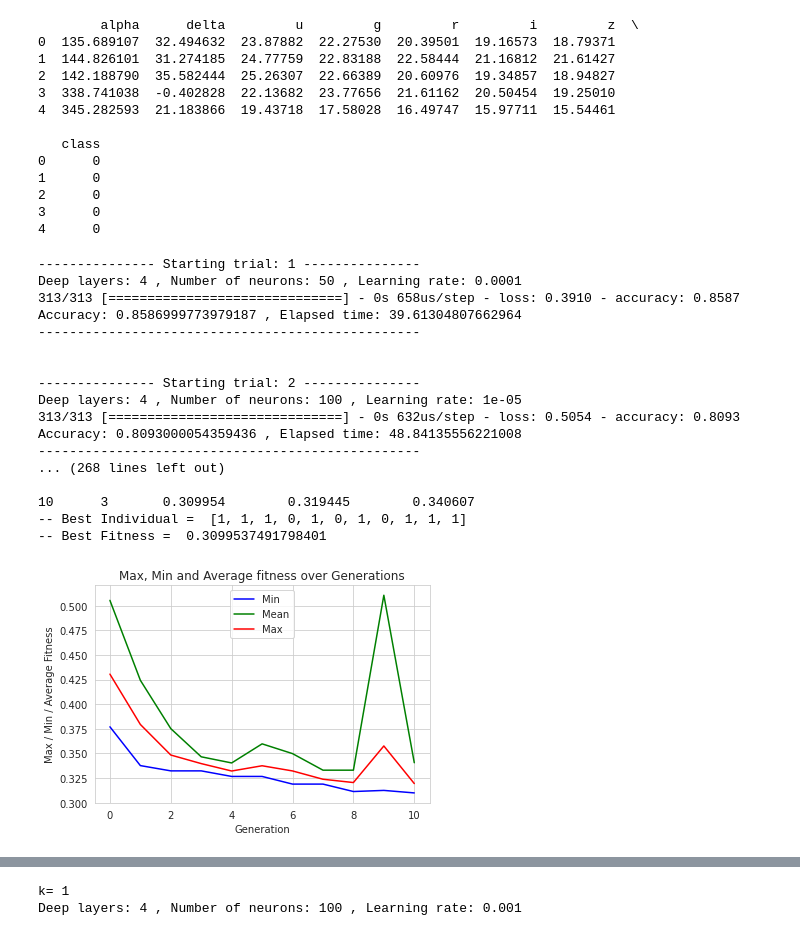
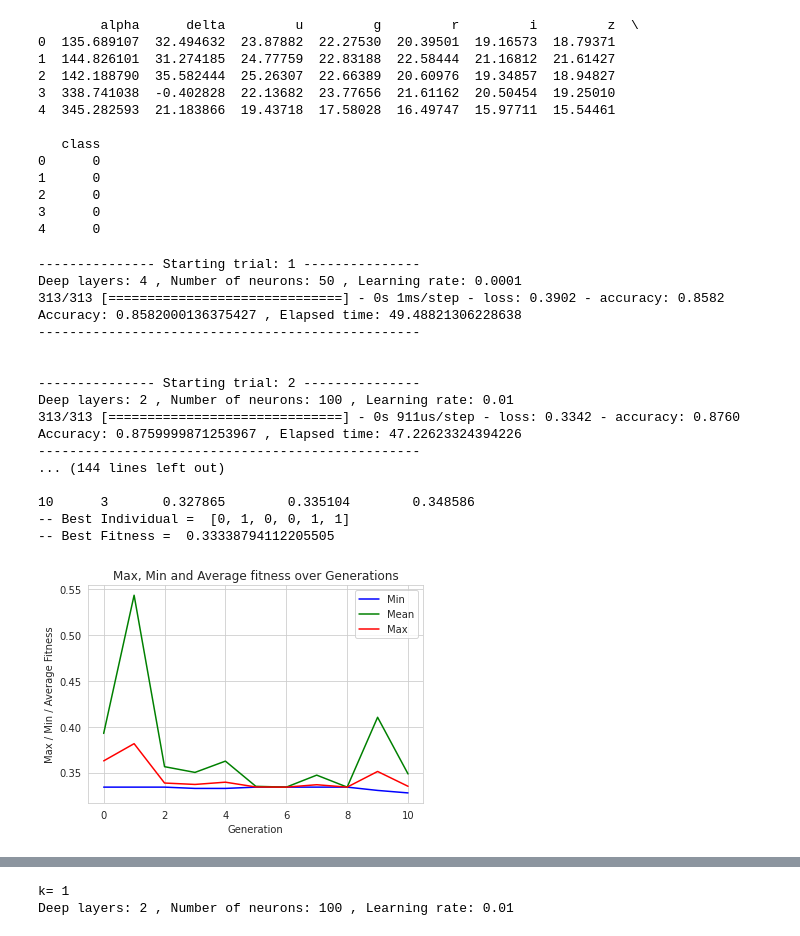
Before and after one commit to igomezv/cosmo_tools, a Jupyter notebook: models/neural/nnogada/dirty_notebooks/overleaf_notebooks_v1/genetic_hyp_classification.ipynb, the cells around one changed output, grey strips where cells are left out. Cells and saved outputs as stored; diff of their text form; code cells hidden in the pictures.

```diff
--- a/models/neural/nnogada/dirty_notebooks/overleaf_notebooks_v1/genetic_hyp_classification.ipynb
+++ b/models/neural/nnogada/dirty_notebooks/overleaf_notebooks_v1/genetic_hyp_classification.ipynb
@@ -83,7 +83,7 @@ SC_LEARNING   = np.array([1e-5,1e-4,1e-3, 0.01])   # Learning rates (8)
 my_callbacks = [tf.keras.callbacks.EarlyStopping(
                                monitor='val_loss', mode='min',
                                min_delta=0,
-                               patience=6,
+                               patience=50,
                                verbose=1,
                             #    baseline=0,
                                restore_best_weights=1)
@@ -244,7 +244,7 @@ def geneticAlgorithm_with_elitism(population_size, max_generations, gene_length,
 
     # Genetic Algorithm constants:
     P_CROSSOVER = 0.5      # probability for crossover
-    P_MUTATION = 0.5         # probability for mutating an individual
+    P_MUTATION = 0.2         # probability for mutating an individual
     HALL_OF_FAME_SIZE = 1  # Best individuals that pass to the other generation
 
     # set the random seed:
@@ -307,31 +307,31 @@ def geneticAlgorithm_with_elitism(population_size, max_generations, gene_length,
 # %%
 population_size = 5  # max of individuals per generation
 max_generations = 10   # number of generations
-gene_length = 11      # lenght of the gene, depends on how many hiperparameters are tested
+gene_length = 6      # lenght of the gene, depends on how many hiperparameters are tested
 k = 1;                 # num. of finalist individuals
 
 if __name__ == "__main__":
     t = time.time();
     datos = [];
     ss = [i for i in range(1,population_size*(max_generations+1))]
     best_population = geneticAlgorithm_with_elitism(population_size, max_generations, gene_length, k)
     print("Total elapsed time:", (time.time()-t)/60, "minutes")
 # %% [output]
 --------------- Starting trial: 1 ---------------
 Deep layers: 4 , Number of neurons: 50 , Learning rate: 0.0001
-313/313 [==============================] - 0s 658us/step - loss: 0.3910 - accuracy: 0.8587
-Accuracy: 0.8586999773979187 , Elapsed time: 39.61304807662964
+313/313 [==============================] - 0s 1ms/step - loss: 0.3902 - accuracy: 0.8582
+Accuracy: 0.8582000136375427 , Elapsed time: 49.48821306228638
 -------------------------------------------------
 
 
 --------------- Starting trial: 2 ---------------
-Deep layers: 4 , Number of neurons: 100 , Learning rate: 1e-05
-313/313 [==============================] - 0s 632us/step - loss: 0.5054 - accuracy: 0.8093
-Accuracy: 0.8093000054359436 , Elapsed time: 48.84135556221008
+Deep layers: 2 , Number of neurons: 100 , Learning rate: 0.01
+313/313 [==============================] - 0s 911us/step - loss: 0.3342 - accuracy: 0.8760
+Accuracy: 0.8759999871253967 , Elapsed time: 47.22623324394226
 -------------------------------------------------
-... (268 lines left out)
+... (144 lines left out)
 
-10      3       0.309954        0.319445        0.340607
--- Best Individual =  [1, 1, 1, 0, 1, 0, 1, 0, 1, 1, 1]
--- Best Fitness =  0.3099537491798401
+10      3       0.327865        0.335104        0.348586
+-- Best Individual =  [0, 1, 0, 0, 1, 1]
+-- Best Fitness =  0.33338794112205505
-[figure, old version]
+[figure, new version]
@@ -364,7 +364,7 @@ for bi in best_population:
     print('k=',t,'\nDeep layers:', best_deep_layers[-1], ', Number of neurons:', best_num_units[-1], ', Learning rate:', best_learning_rate[-1])
 # %% [output]
 k= 1
-Deep layers: 4 , Number of neurons: 100 , Learning rate: 0.001
+Deep layers: 2 , Number of neurons: 100 , Learning rate: 0.01
 # %%
 filename = "historial_sdss.txt"
 df = pd.DataFrame(datos, columns = ["Deep layers", "Num units", "Learning rate", "Loss", "Accuracy", "Elapsed time"])
```
Also changed, not shown: parts of 3 cells of this notebook.
